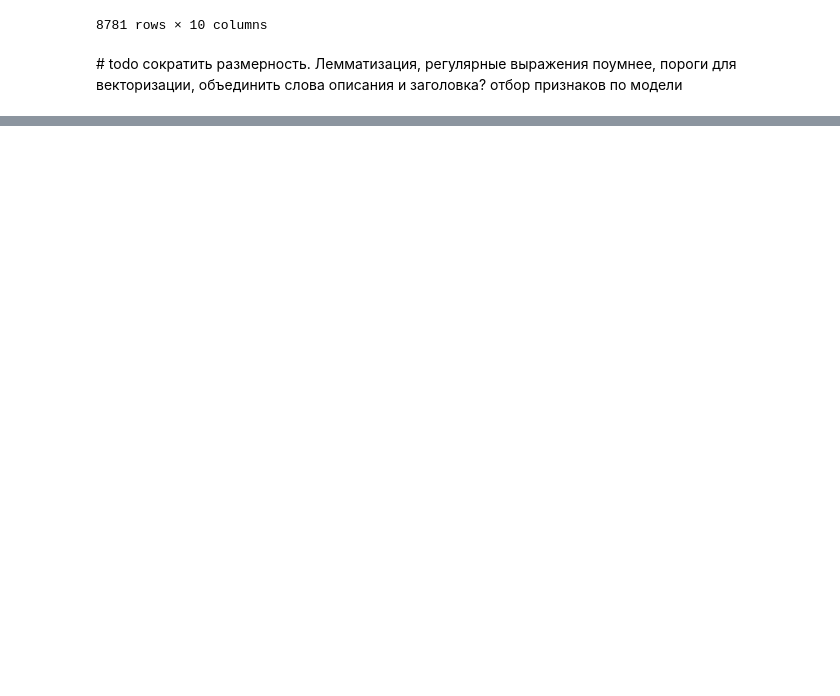
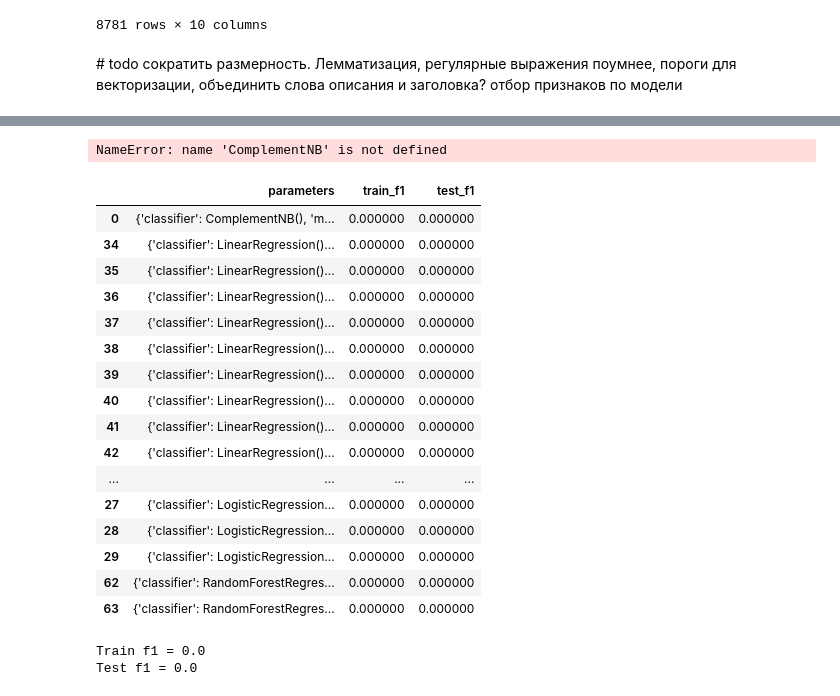
Before and after one commit to W1ldGoose/Data-Science, a Jupyter notebook: Radiculitki.ipynb, the cells around one changed output, grey strips where cells are left out. Drawn from its saved outputs; the diff is of its cells as text; code cells hidden in the pictures; blank space fills up the shorter version.

```diff
--- a/Radiculitki.ipynb
+++ b/Radiculitki.ipynb
@@ -305,0 +419,4 @@ clf.predict(X_test)
+# %%
+chunks[0]['is_high_priority'] =  chunks[0]['is_high_priority'].astype(np.int8)
+# %%
+Y_text = chunks[0]['is_high_priority']
@@ -305,0 +454,57 @@ clf.predict(X_test)
+# %%
+X_text_train, X_text_test, y_text_train, y_text_test = train_test_split(X_text, Y_text,
+                                                    stratify=Y_text,
+                                                    random_state=3,
+                                                    test_size=0.25,
+                                                    shuffle=True)
+# %%
+from sklearn.ensemble import RandomForestRegressor
+from spacy.lang.en.stop_words import STOP_WORDS
+from sklearn.linear_model import LinearRegression, LogisticRegression, BayesianRidge, PassiveAggressiveRegressor, SGDClassifier
+param_grid = dict(min_df=[0.005, 0.01,.05, 0.06], max_df=[.5,.6,.7,.8], classifier=[ComplementNB(),LogisticRegression(),LinearRegression(), RandomForestRegressor()])
+
+results = []
+
+for params in tqdm(ParameterGrid(param_grid)):
+#     print(params)
+    pipe = Pipeline(steps = [('tfidf', TfidfVectorizer(min_df=params['min_df'],
+                                                       max_df=params['max_df'],
+                                                       tokenizer=LemmaTokenizer())),
+                             ('to_dense', DenseTransformer()),
+                             ('clf',  ComplementNB())
+                            ]
+                       )
+
+    #cv_train_preds = cross_val_predict(pipe, X_text_train, y_train, cv = 5, n_jobs = -1)
+
+    pipe.fit(X_text_train, y_text_train)
+    test_preds = pipe.predict(X_text_test)
+
+    results.append(dict(
+                        estimator=pipe,
+                        parameters=params,
+                        train_f1 = f1_score(y_true=y_text_train, y_pred=pipe.predict(X_text_train)),
+                        test_f1 = f1_score(y_true=y_text_test, y_pred=pipe.predict(X_text_test))
+    ))
+# %% [output]
+NameError: name 'ComplementNB' is not defined
+# %%
+pd.DataFrame(results).drop(columns='estimator').sort_values('test_f1').style.bar(vmin=0, vmax=1)
+# %% [output]
+|  | parameters | train_f1 | test_f1 |
+| 0 | {'classifier': ComplementNB(), 'm... | 0.000000 | 0.000000 |
+| 34 | {'classifier': LinearRegression()... | 0.000000 | 0.000000 |
+| 35 | {'classifier': LinearRegression()... | 0.000000 | 0.000000 |
+| 36 | {'classifier': LinearRegression()... | 0.000000 | 0.000000 |
+| 37 | {'classifier': LinearRegression()... | 0.000000 | 0.000000 |
+| 38 | {'classifier': LinearRegression()... | 0.000000 | 0.000000 |
+| 39 | {'classifier': LinearRegression()... | 0.000000 | 0.000000 |
+| 40 | {'classifier': LinearRegression()... | 0.000000 | 0.000000 |
+| 41 | {'classifier': LinearRegression()... | 0.000000 | 0.000000 |
+| 42 | {'classifier': LinearRegression()... | 0.000000 | 0.000000 |
+| ... | ... | ... | ... |
+| 27 | {'classifier': LogisticRegression... | 0.000000 | 0.000000 |
+| 28 | {'classifier': LogisticRegression... | 0.000000 | 0.000000 |
+| 29 | {'classifier': LogisticRegression... | 0.000000 | 0.000000 |
+| 62 | {'classifier': RandomForestRegres... | 0.000000 | 0.000000 |
+| 63 | {'classifier': RandomForestRegres... | 0.000000 | 0.000000 |
@@ -306,9 +513,10 @@ clf.predict(X_test)
 # %%
 
 
-nb_pipeline = Pipeline(steps = [('tfidf', preprocessor),
-                                ('to_dense', DenseTransformer()),
-                                ('clf', ComplementNB())
+
+
+nb_pipeline = Pipeline(steps = [('scaler', MinMaxScaler()),
+                                ('clf', MultinomialNB())
                                ]
                        )
 
@@ -316,3 +524,6 @@ nb_pipeline.fit(X_train, y_train)
 
 print (f'Train f1 = {f1_score(y_true=y_train, y_pred=nb_pipeline.predict(X_train))}')
 print (f'Test f1 = {f1_score(y_true=y_test, y_pred=nb_pipeline.predict(X_test))}')
+# %% [output]
+Train f1 = 0.0
+Test f1 = 0.0
```
Also changed, not shown: parts of 33 cells of this notebook, 1 other file.
